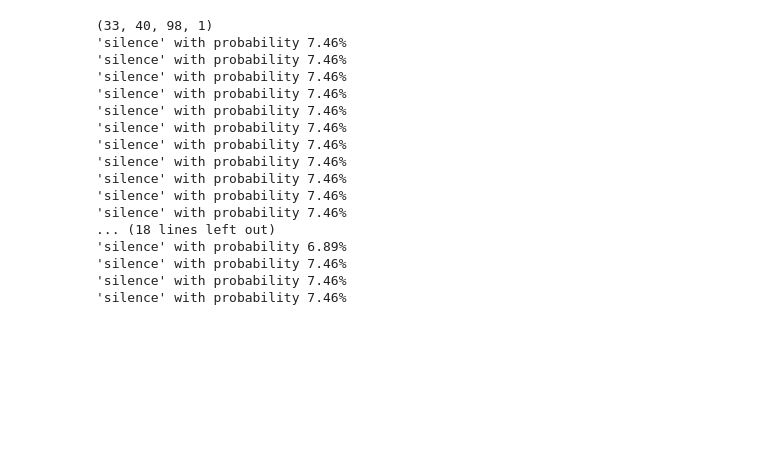
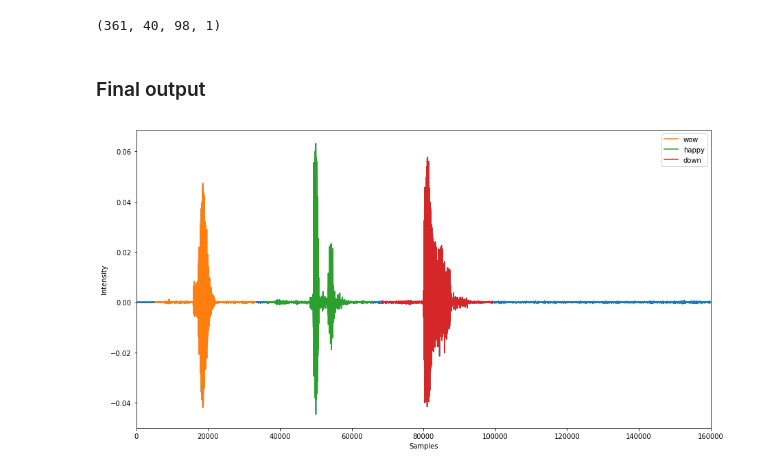
Before and after one commit to Fede5991/HumanDataAnalytics, a Jupyter notebook: Main.ipynb, the cells around one changed output. Drawn from its saved outputs; the diff is of its cells as text; code cells hidden in the pictures; blank space fills up the shorter version.

Commit message:
Added sample code for keyword detection in a phrase

```diff
--- a/Main.ipynb
+++ b/Main.ipynb
@@ -77,54 +81,53 @@ sd.wait()
 # %%
-offset = 1000
+offset = 400
 frame_size = 16000
 current_start = 0
 i = 0
 samples = []
+range_samples = []
 
 while (current_start + frame_size <= len(myrec)):
     i += 1
     #print(i, current_start, ";", (frame_size + current_start))
     samples.append(myrec[current_start:frame_size + current_start])
+    range_samples.append((current_start, frame_size + current_start))
     current_start += offset
 
 t = []
 for s in samples:
-    fb = np.array(sp.logfbank(s, fs))
+    if feature == "filter_banks":
+        fb = np.array(logfbank(s, fs, winlen=0.025, winstep=0.01, nfilt=40, nfft=400, preemph=0.97))
+    elif feature == "mfcc":
+        fb = np.array(mfcc(s, fs, winlen=0.025, winstep=0.01, nfilt=40, nfft=400, preemph=0.97, numcep=12, ceplifter=22))
     fb = fb[:-1, :].T
+    fb -= (np.mean(fb, axis=0) + 1e-8)
     t.append(fb)
 
 t = np.array(t)
-t = t.reshape(-1,40,98,1)
+t = t.reshape(-1,input_size[0], input_size[1] ,1)
 print(t.shape)
 
 p = classifier.predict(t)
 
 words_name = ["bed", "bird", "cat", "dog", "down", "fight", "five", "four", "go", "happy",
              "house", "left", "marvin", "nine", "no", "off", "on", "one", "right", "seven",
-             "sheila", "silence", "six", "stop", "three", "tree", "two", "up", "wow", "yes",
-              "zero"]
+             "sheila", "silence", "six", "stop", "three", "tree", "two", "up", "wow", "yes", "zero"]
+
+output_frames = []
+probabilties_frames = []
+
 for pred in p:
     max_index = np.argmax(pred)
     prob = round((pred[max_index] * 100), 2)
-    if prob > 0:
-        print("'" + words_name[max_index] + "' with probability " + str(prob) + "%")
+    probabilties_frames.append(prob)
+    if words_name[max_index] == "silence":
+        #print("'" + words_name[max_index] + "' with probability " + str(prob) + "%")
+        output_frames.append("-")
     else:
-        print("SILENCE")
+        if prob > 70:
+            output_frames.append(words_name[max_index])
+            #print("'" + words_name[max_index] + "' with probability " + str(prob) + "%")
+        else:
+            output_frames.append("-")
 # %% [output]
-(33, 40, 98, 1)
-'silence' with probability 7.46%
-'silence' with probability 7.46%
-'silence' with probability 7.46%
-'silence' with probability 7.46%
-'silence' with probability 7.46%
-'silence' with probability 7.46%
-'silence' with probability 7.46%
-'silence' with probability 7.46%
-'silence' with probability 7.46%
-'silence' with probability 7.46%
-'silence' with probability 7.46%
-... (18 lines left out)
-'silence' with probability 6.89%
-'silence' with probability 7.46%
-'silence' with probability 7.46%
-'silence' with probability 7.46%
+(361, 40, 98, 1)
@@ -132,0 +185,17 @@ sd.play(myrec, fs)
+# %% [markdown]
+### Final output
+# %%
+plt.figure(figsize=(15, 8))
+plt.plot(myrec)
+plt.xlabel("Samples")
+plt.ylabel("Intensity")
+plt.xlim(0, len(myrec))
+
+
+for i in range(len(keywords_samples)):
+    plt.plot(keywords_position[i], keywords_samples[i], label=keywords_classification[i])
+
+plt.legend()
+plt.show()
+# %% [output]
+[figure, added]
```
Also changed, not shown: parts of 18 cells of this notebook, 1 other file.
